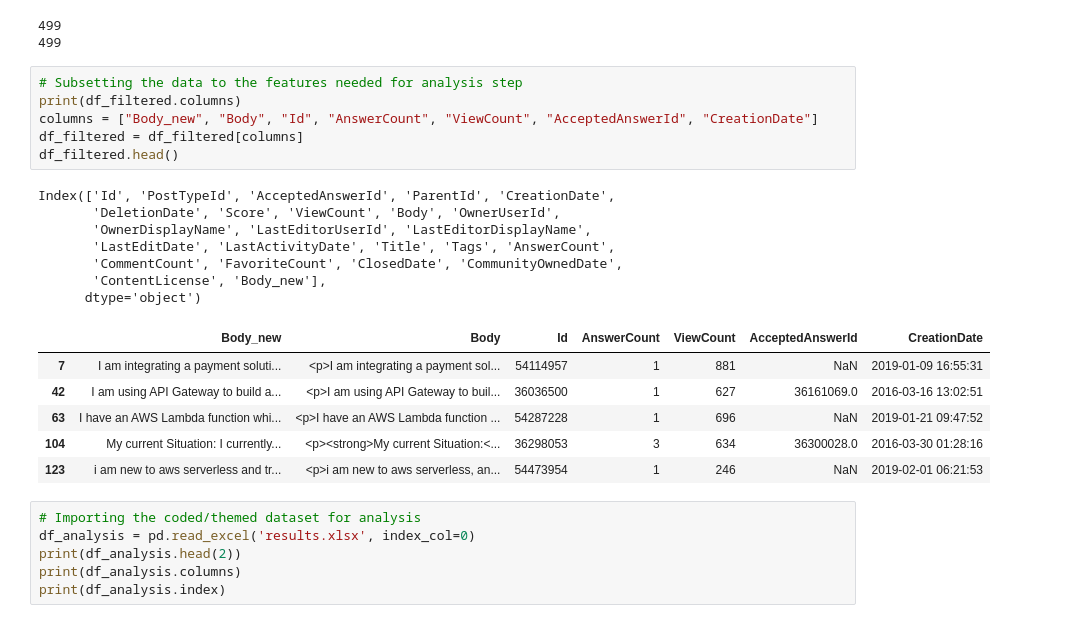
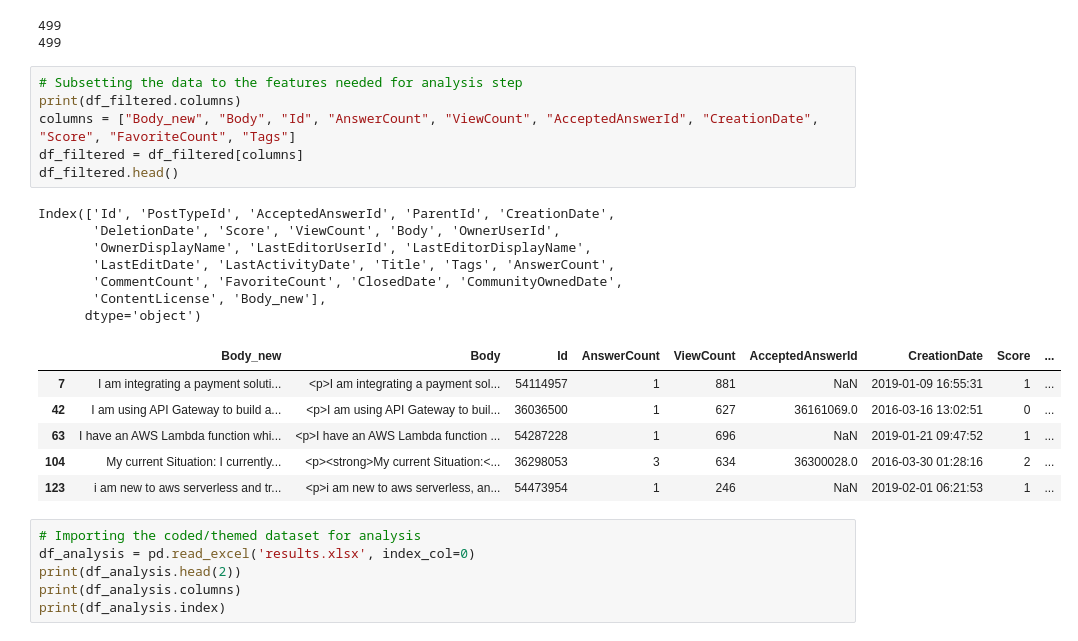
Before and after one commit to HallbergEric/BachelorThesis, a Jupyter notebook: QBT/Analysis-results.ipynb, the cells around one changed output. Drawn from its saved outputs; the diff is of its cells as text.

```diff
--- a/QBT/Analysis-results.ipynb
+++ b/QBT/Analysis-results.ipynb
@@ -180,23 +180,23 @@ df_export = df_export.sample(frac=1).reset_index(drop=True)
 # %%
 # Subsetting the data to the features needed for analysis step
 print(df_filtered.columns)
-columns = ["Body_new", "Body", "Id", "AnswerCount", "ViewCount", "AcceptedAnswerId", "CreationDate"]
+columns = ["Body_new", "Body", "Id", "AnswerCount", "ViewCount", "AcceptedAnswerId", "CreationDate", "Score", "FavoriteCount", "Tags"]
 df_filtered = df_filtered[columns]
 df_filtered.head()
 # %% [output]
 Index(['Id', 'PostTypeId', 'AcceptedAnswerId', 'ParentId', 'CreationDate',
        'DeletionDate', 'Score', 'ViewCount', 'Body', 'OwnerUserId',
        'OwnerDisplayName', 'LastEditorUserId', 'LastEditorDisplayName',
        'LastEditDate', 'LastActivityDate', 'Title', 'Tags', 'AnswerCount',
        'CommentCount', 'FavoriteCount', 'ClosedDate', 'CommunityOwnedDate',
        'ContentLicense', 'Body_new'],
       dtype='object')
-|  | Body_new | Body | Id | AnswerCount | ViewCount | AcceptedAnswerId | CreationDate |
-| 7 | I am integrating a payment soluti... | <p>I am integrating a payment sol... | 54114957 | 1 | 881 | NaN | 2019-01-09 16:55:31 |
-| 42 | I am using API Gateway to build a... | <p>I am using API Gateway to buil... | 36036500 | 1 | 627 | 36161069.0 | 2016-03-16 13:02:51 |
-| 63 | I have an AWS Lambda function whi... | <p>I have an AWS Lambda function ... | 54287228 | 1 | 696 | NaN | 2019-01-21 09:47:52 |
-| 104 | My current Situation: I currently... | <p><strong>My current Situation:<... | 36298053 | 3 | 634 | 36300028.0 | 2016-03-30 01:28:16 |
-| 123 | i am new to aws serverless and tr... | <p>i am new to aws serverless, an... | 54473954 | 1 | 246 | NaN | 2019-02-01 06:21:53 |
+|  | Body_new | Body | Id | AnswerCount | ViewCount | AcceptedAnswerId | CreationDate | Score | ... |
+| 7 | I am integrating a payment soluti... | <p>I am integrating a payment sol... | 54114957 | 1 | 881 | NaN | 2019-01-09 16:55:31 | 1 | ... |
+| 42 | I am using API Gateway to build a... | <p>I am using API Gateway to buil... | 36036500 | 1 | 627 | 36161069.0 | 2016-03-16 13:02:51 | 0 | ... |
+| 63 | I have an AWS Lambda function whi... | <p>I have an AWS Lambda function ... | 54287228 | 1 | 696 | NaN | 2019-01-21 09:47:52 | 1 | ... |
+| 104 | My current Situation: I currently... | <p><strong>My current Situation:<... | 36298053 | 3 | 634 | 36300028.0 | 2016-03-30 01:28:16 | 2 | ... |
+| 123 | i am new to aws serverless and tr... | <p>i am new to aws serverless, an... | 54473954 | 1 | 246 | NaN | 2019-02-01 06:21:53 | 1 | ... |
 # %%
 # Importing the coded/themed dataset for analysis
 df_analysis = pd.read_excel('results.xlsx', index_col=0)
```
Also changed, not shown: parts of 17 cells of this notebook, 6 other files.
